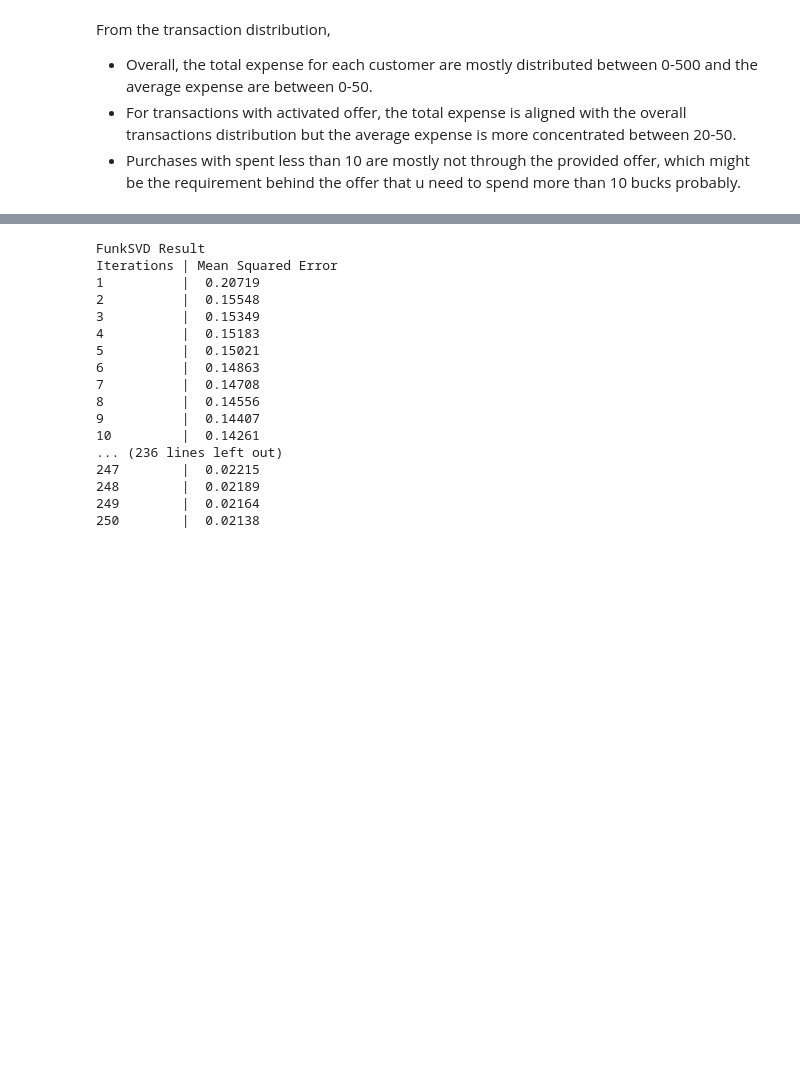
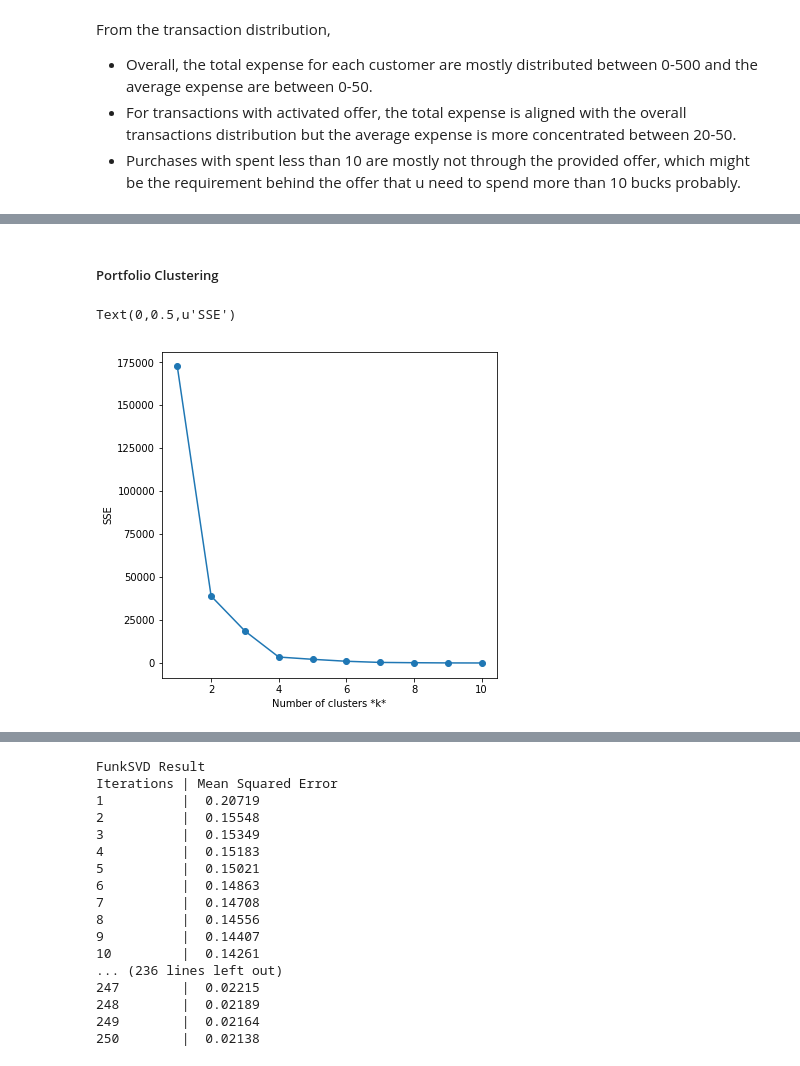
Before and after one commit to Ruby1993/starbuck-offer-recommendation, a Jupyter notebook: Starbucks_Capstone_notebook.ipynb, the cells around one changed output, grey strips where cells are left out. Drawn from its saved outputs; the diff is of its cells as text; code cells hidden in the pictures; blank space fills up the shorter version.

Commit message:
added clustering in the recommendation

```diff
--- a/Starbucks_Capstone_notebook.ipynb
+++ b/Starbucks_Capstone_notebook.ipynb
@@ -932,0 +950,6 @@ In order to provide the offer to the targetted user with transaction succeed, we
+# %%
+# Preprocess the portfolio dataset
+dataset_portfolio=portfolio[['id','difficulty','duration','reward','email','mobile','social','web','bogo','discount',
+                            'informational','effective_offer','num_transaction']]
+dataset_portfolio=dataset_portfolio.set_index('id')
+portfolio_list=list(dataset_portfolio.index)
@@ -932,0 +967,24 @@ In order to provide the offer to the targetted user with transaction succeed, we
+# %% [markdown]
+##### Portfolio Clustering
+# %%
+X_input=dataset_portfolio.values
+
+# Pick the K value which will have the minimized SSE
+sse=[]
+k_range=list(range(1,11))
+
+for k in k_range:
+    # Define model
+    model = KMeans(n_clusters=k,init='k-means++', max_iter=500, n_init=15)
+    # fit the model
+    model.fit(X_input)
+    sse.append(model.inertia_)
+
+# Plot sse against k
+plt.figure(figsize=(6, 6))
+plt.plot(k_range, sse, '-o')
+plt.xlabel('Number of clusters *k*')
+plt.ylabel('SSE')
+# %% [output]
+Text(0,0.5,u'SSE')
+[figure, added]
```
Also changed, not shown: parts of 30 cells of this notebook.
